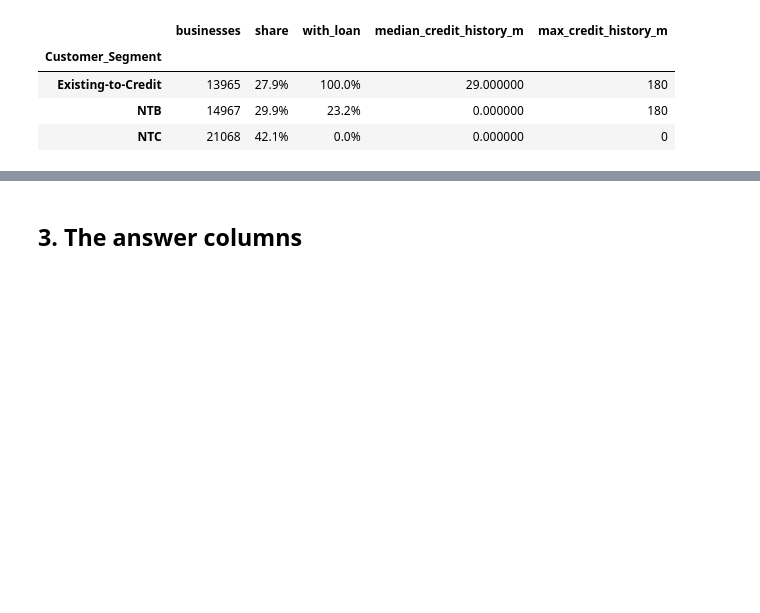
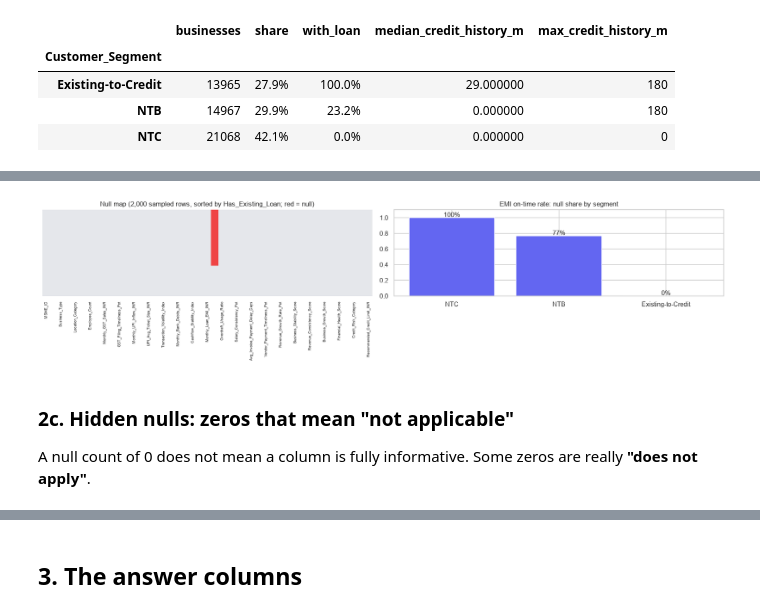
Before and after one commit to deepesh463/msme-health-card, a Jupyter notebook: notebooks/01_eda.ipynb, the cells around one changed output, grey strips where cells are left out. Saved outputs shown, nothing was run; the diff lists cells and outputs as text; code cells hidden in the pictures; blank space fills up the shorter version.

```diff
--- a/notebooks/01_eda.ipynb
+++ b/notebooks/01_eda.ipynb
@@ -143,0 +177,20 @@ seg.style.format({"share": "{:.1%}", "with_loan": "{:.1%}"})
+# %%
+fig, axes = plt.subplots(1, 2, figsize=(16, 4))
+smp_rows = df.sample(2000, random_state=1).sort_values("Has_Existing_Loan")
+sns.heatmap(smp_rows.isna(), cbar=False, ax=axes[0], cmap=["#E5E7EB", "#EF4444"], yticklabels=False)
+axes[0].set_title("Null map (2,000 sampled rows, sorted by Has_Existing_Loan; red = null)")
+axes[0].tick_params(axis="x", labelsize=6)
+miss_seg = df.groupby("Customer_Segment").EMI_On_Time_Rate_Pct.apply(lambda s: s.isna().mean()).reindex(["NTC", "NTB", "Existing-to-Credit"])
+axes[1].bar(miss_seg.index, miss_seg.values, color="#6366F1")
+for i, v in enumerate(miss_seg.values):
+    axes[1].text(i, v + 0.01, f"{v:.0%}", ha="center")
+axes[1].set_title("EMI on-time rate: null share by segment")
+axes[1].set_ylim(0, 1.1)
+plt.tight_layout()
+plt.show()
+# %% [output]
+[figure, added]
+# %% [markdown]
+### 2c. Hidden nulls: zeros that mean "not applicable"
+
+A null count of 0 does not mean a column is fully informative. Some zeros are really **"does not apply"**.
```
Also changed, not shown: parts of 17 cells of this notebook, 3 other files.
